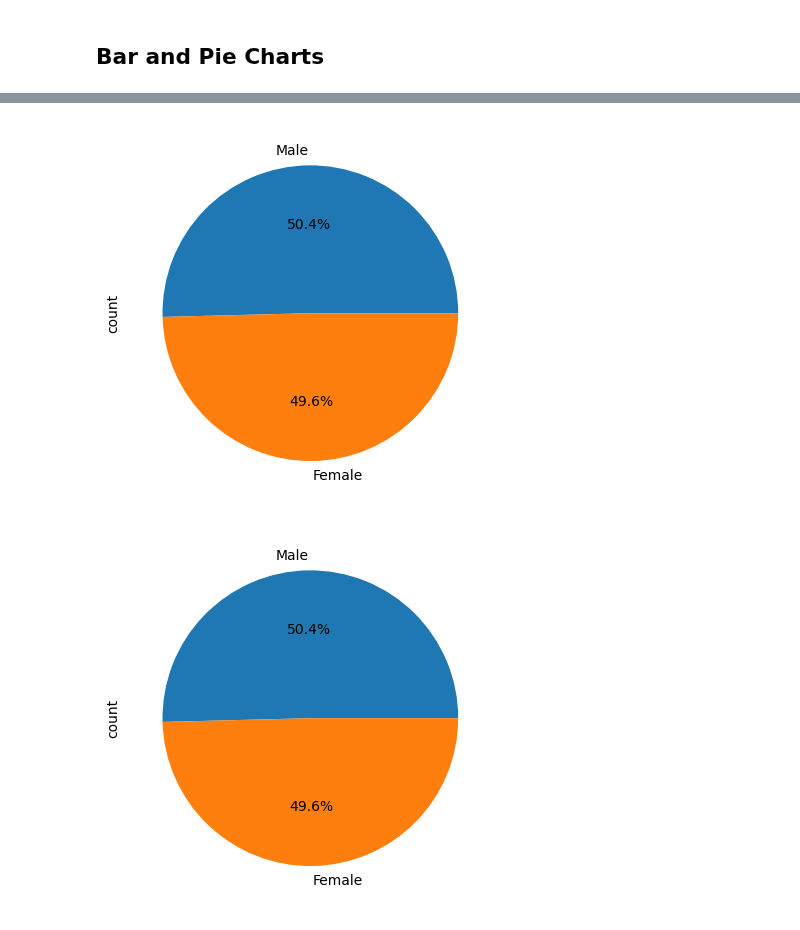
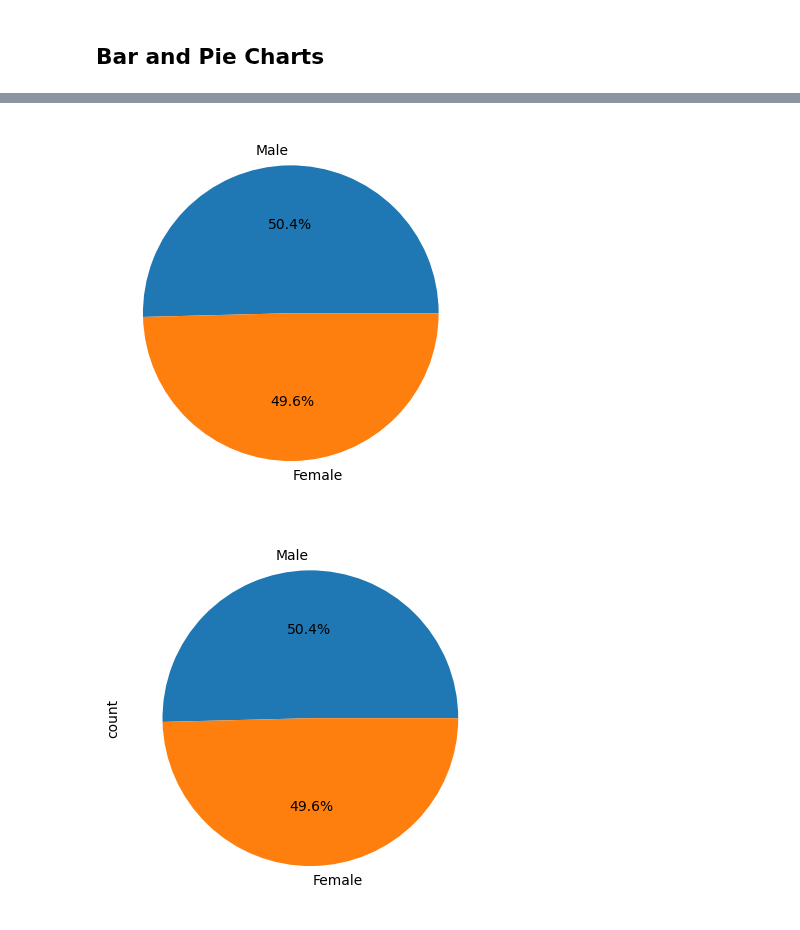
Before and after one commit to Golnaz8/Matplotlib_visualization, a Jupyter notebook: Pymaceuticals/pymaceuticals_ultimate.ipynb, the cells around one changed output, grey strips where cells are left out. Cells and saved outputs as stored; diff of their text form; code cells hidden in the pictures.

Commit message:
Added part of code for plots

```diff
--- a/Pymaceuticals/pymaceuticals_ultimate.ipynb
+++ b/Pymaceuticals/pymaceuticals_ultimate.ipynb
@@ -159,12 +179,14 @@ summary_statistics_advanced
 # %%
 # Generate a pie chart, using Pandas, showing the distribution of unique female versus male mice used in the study
-
-# Get the unique mice with their gender
-
-
-# Make the pie chart
+female_count = len(cleaned_df.loc[cleaned_df["Sex"] == "Female"]["Mouse ID"].unique())
+male_count = len(cleaned_df.loc[cleaned_df["Sex"] == "Male"]["Mouse ID"].unique())
+labels = ["Male", "Female"]
+sizes = [male_count, female_count]
+plt.pie(sizes, labels=labels,
+        autopct="%1.1f%%")
+plt.show()
 # %% [output]
-[figure, old version]
+[figure, new version]
 # %%
 # Generate a pie chart, using pyplot, showing the distribution of unique female versus male mice used in the study
 
```
Also changed, not shown: parts of 4 cells of this notebook.
